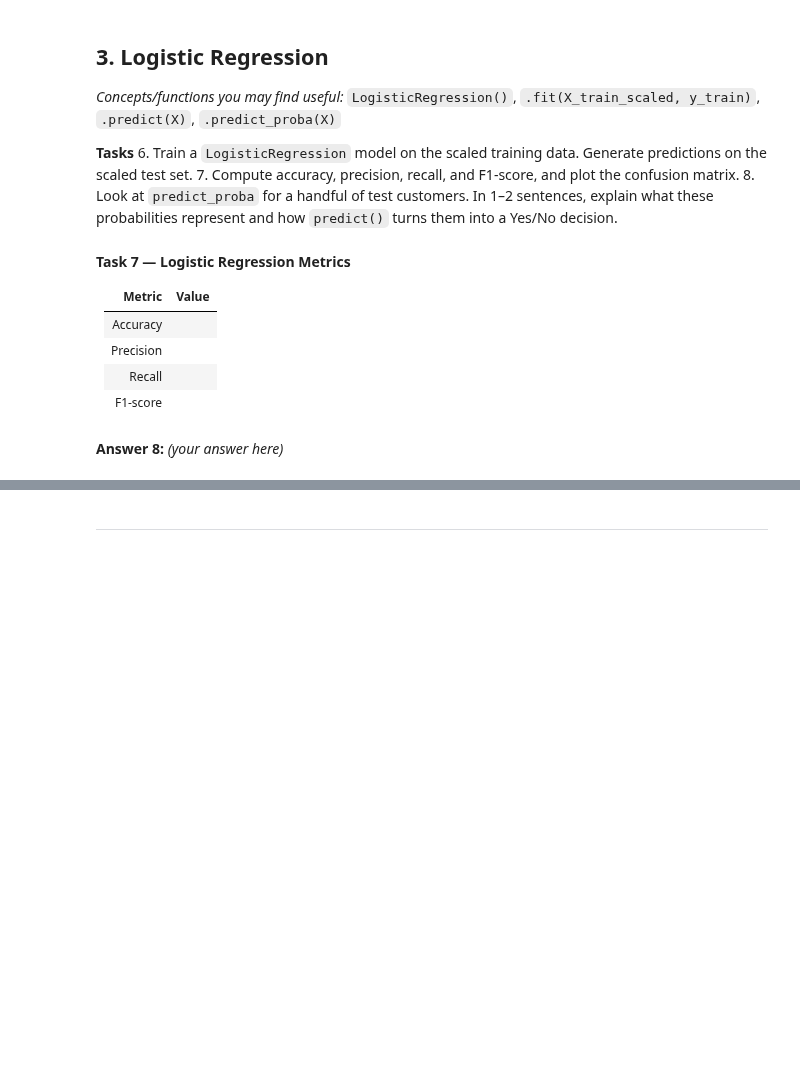
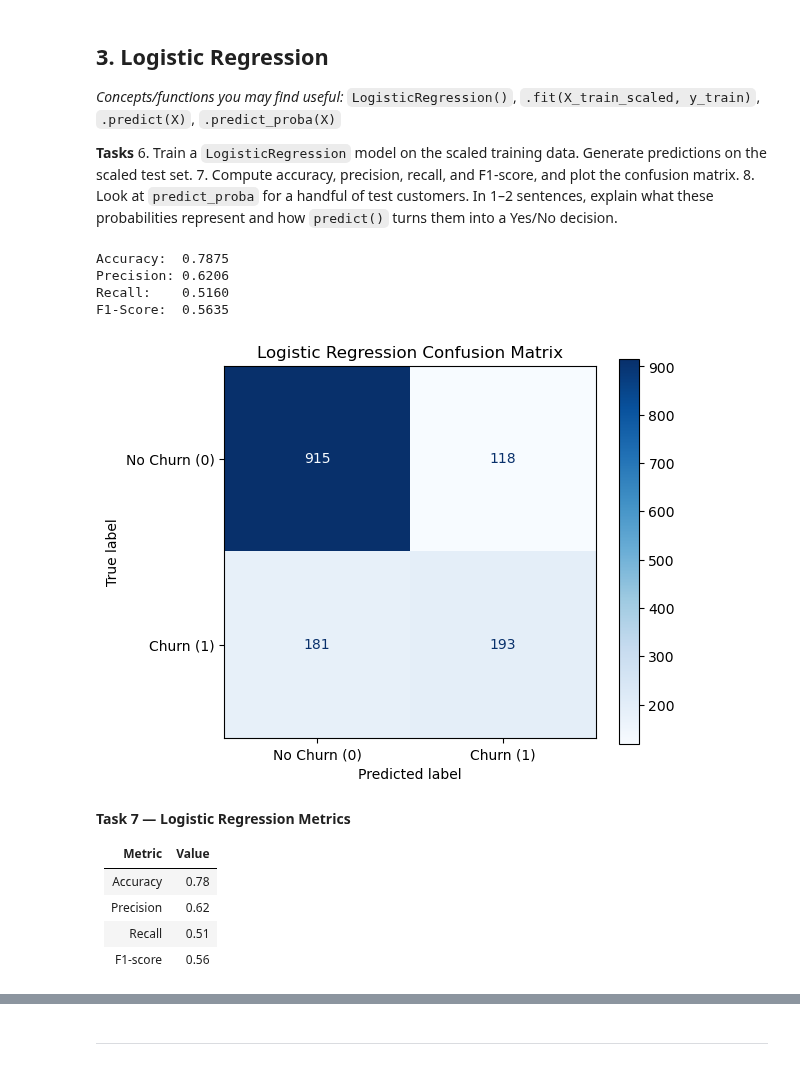
Before and after one commit to baqar360/ML-Lab-Semester-5, a Jupyter notebook: lab 6/Lab6_LogReg_KNN_Template.ipynb, the cells around one changed output, grey strips where cells are left out. Drawn from its saved outputs; the diff is of its cells as text; code cells hidden in the pictures; blank space fills up the shorter version.

Commit message:
Complete Lab 6 Logistic Regression and KNN

```diff
--- a/lab 6/Lab6_LogReg_KNN_Template.ipynb
+++ b/lab 6/Lab6_LogReg_KNN_Template.ipynb
@@ -48,3 +53,7 @@ Re-establish your cleaned dataset and recall what Lab 3/4 already found.
 2. Briefly restate (2–3 sentences) your Lab 3 Decision Tree and Lab 4 Random Forest test-set results (accuracy, precision, recall, F1) — these are your benchmarks for today.
 # %%
 # Task 1 — load and verify the cleaned dataset
+df = pd.read_csv("clean_churn.csv")
+df.head()
+print(df.shape)
+print(df.info())
@@ -66,3 +97,7 @@ Decision Trees/Random Forests never needed scaling. Logistic Regression and espe
 5. Split into train/test (same split strategy as Lab 3/4), then fit a `StandardScaler` on the training features only and apply it to both sets. Why is it important to fit the scaler only on the training data?
 # %%
 # Task 3 — define X and y (same as Lab 3/4)
+X=df.drop(columns=["customerID","Churn"])
+y=df["Churn"]
+X_encoded = pd.get_dummies(X,drop_first=True, dtype = int)
+X_encoded.head()
@@ -76,0 +115,8 @@ _(your answer here)_
+# %%
+# Task 5 — train/test split, then fit/apply StandardScaler
+X_train,X_test,y_train,y_test = train_test_split(X_encoded,y,test_size=0.2, random_state=42)
+scaler = StandardScaler()
+
+# 3. Fit ONLY on training data, then transform both train and test
+X_train_scaled = scaler.fit_transform(X_train)
+X_test_scaled = scaler.transform(X_test)
@@ -87,3 +136,6 @@ _(your answer here)_
 8. Look at `predict_proba` for a handful of test customers. In 1–2 sentences, explain what these probabilities represent and how `predict()` turns them into a Yes/No decision.
 # %%
 # Task 6 — train Logistic Regression, predict on scaled test set
+logistic_model = LogisticRegression(random_state=42, max_iter=1000)
+logistic_model.fit(X_train_scaled,y_train)
+y_pred = logistic_model.predict(X_test_scaled)
@@ -92,9 +142,36 @@ _(your answer here)_
+# %%
+# Task 7 — metrics + confusion matrix
+acc = accuracy_score(y_test, y_pred)
+prec = precision_score(y_test, y_pred)
+rec = recall_score(y_test, y_pred)
+f1 = f1_score(y_test, y_pred)
+
+print(f"Accuracy:  {acc:.4f}")
+print(f"Precision: {prec:.4f}")
+print(f"Recall:    {rec:.4f}")
+print(f"F1-Score:  {f1:.4f}\n")
+
+# 2. Compute and plot confusion matrix
+cm = confusion_matrix(y_test, y_pred)
+disp = ConfusionMatrixDisplay(confusion_matrix=cm, display_labels=["No Churn (0)", "Churn (1)"])
+
+fig, ax = plt.subplots(figsize=(6, 5))
+disp.plot(cmap="Blues", ax=ax, values_format="d")
+plt.title("Logistic Regression Confusion Matrix")
+plt.grid(False)
+plt.show()
+# %% [output]
+Accuracy:  0.7875
+Precision: 0.6206
+Recall:    0.5160
+F1-Score:  0.5635
+[figure, added]
 # %% [markdown]
 **Task 7 — Logistic Regression Metrics**
 
 | Metric | Value |
 |---|---|
-| Accuracy | |
-| Precision | |
-| Recall | |
-| F1-score | |
+| Accuracy |0.78 |
+| Precision |0.62 |
+| Recall | 0.51|
+| F1-score |0.56 |
@@ -103,3 +177,0 @@ _(your answer here)_
-# %% [markdown]
-**Answer 8:**
-_(your answer here)_
```
Also changed, not shown: parts of 36 cells of this notebook.
